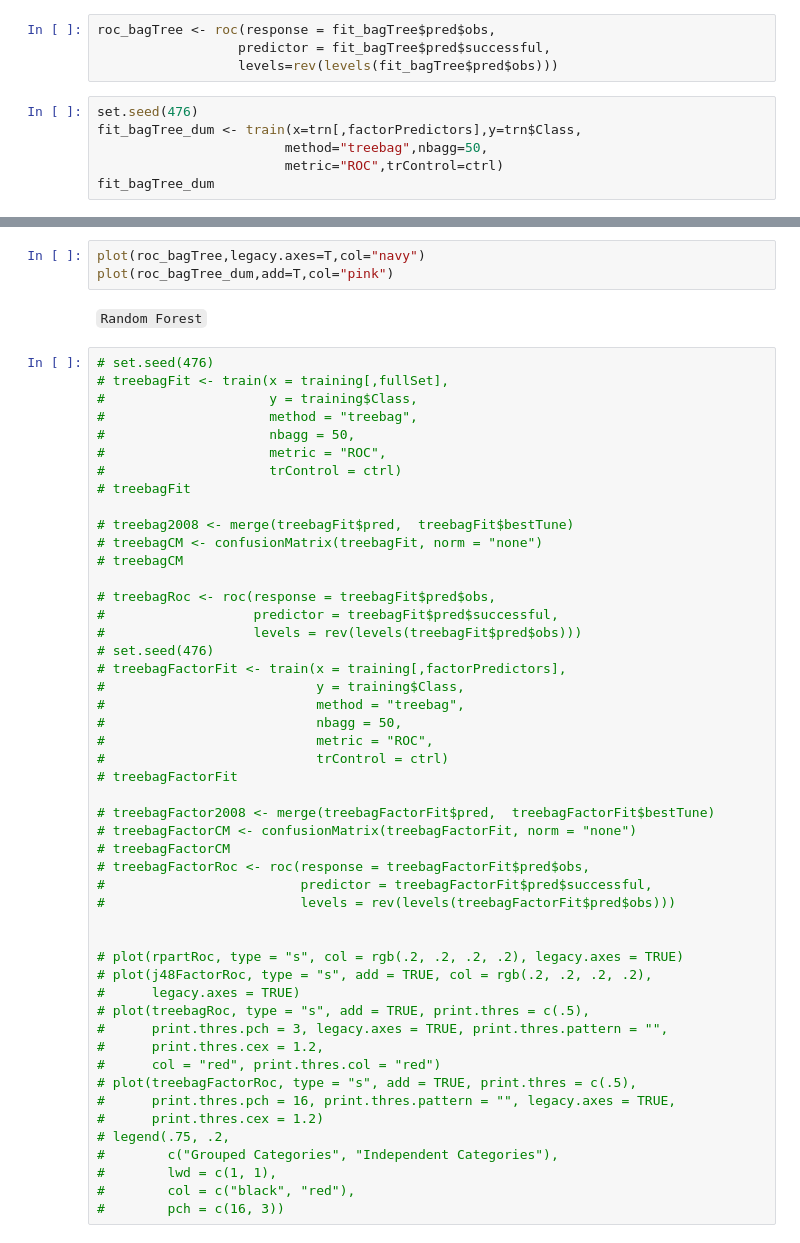
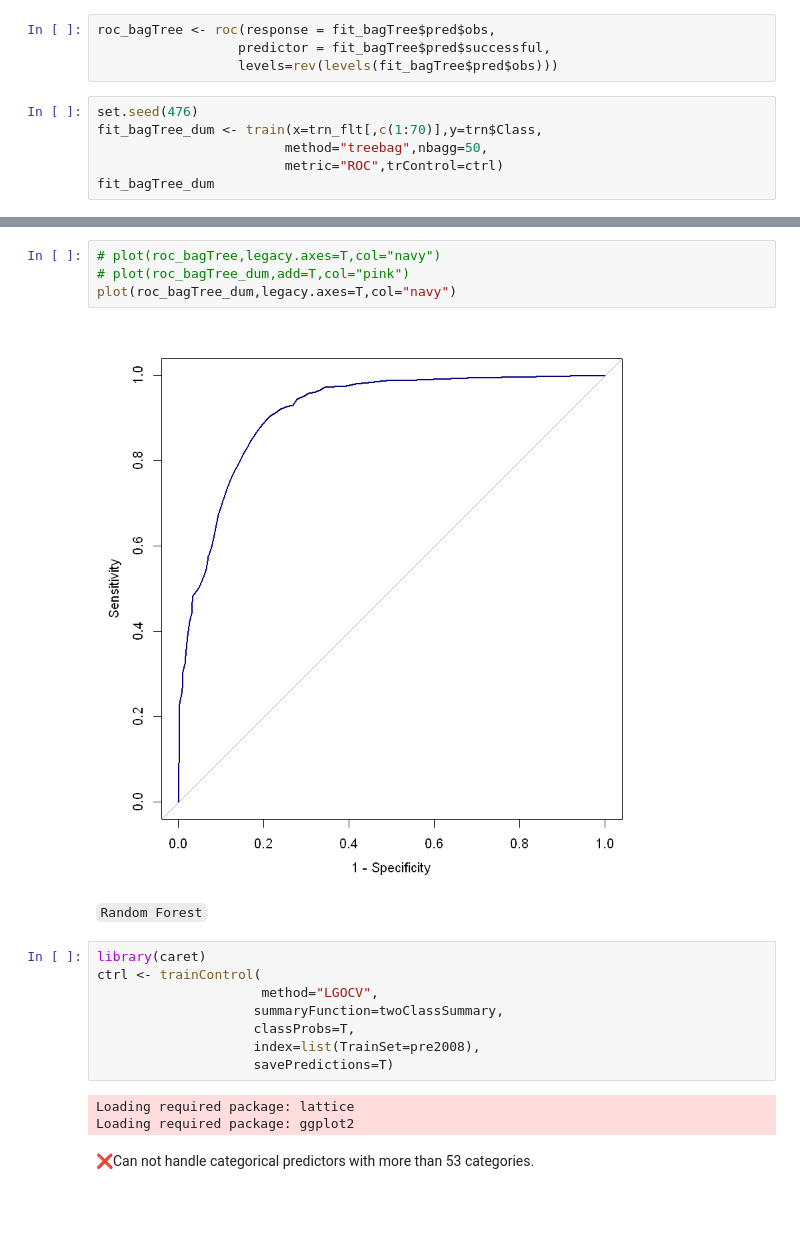
Before and after one commit to Randallzoeng/BookClub, a Jupyter notebook: AppliedPredictiveModeling/Chap. 14 Classification Trees and Rule-Based Models.ipynb, the cells around one changed output, grey strips where cells are left out. Saved outputs shown, nothing was run; the diff lists cells and outputs as text; blank space fills up the shorter version.

```diff
--- a/AppliedPredictiveModeling/Chap. 14 Classification Trees and Rule-Based Models.ipynb
+++ b/AppliedPredictiveModeling/Chap. 14 Classification Trees and Rule-Based Models.ipynb
@@ -464,7 +464,7 @@ roc_bagTree <- roc(response = fit_bagTree$pred$obs,
                   levels=rev(levels(fit_bagTree$pred$obs)))
 # %%
 set.seed(476)
-fit_bagTree_dum <- train(x=trn[,factorPredictors],y=trn$Class,
+fit_bagTree_dum <- train(x=trn_flt[,c(1:70)],y=trn$Class,
                         method="treebag",nbagg=50,
                         metric="ROC",trControl=ctrl)
 fit_bagTree_dum
@@ -477,54 +498,21 @@ roc_bagTree_dum <- roc(response=fit_bagTree_dum$pred$obs,
 # %%
-plot(roc_bagTree,legacy.axes=T,col="navy")
-plot(roc_bagTree_dum,add=T,col="pink")
+# plot(roc_bagTree,legacy.axes=T,col="navy")
+# plot(roc_bagTree_dum,add=T,col="pink")
+plot(roc_bagTree_dum,legacy.axes=T,col="navy")
+# %% [output]
+[figure, added]
 # %% [markdown]
 `Random Forest`
-# %%
-# set.seed(476)
-# treebagFit <- train(x = training[,fullSet],
-#                     y = training$Class,
-#                     method = "treebag",
-#                     nbagg = 50,
-#                     metric = "ROC",
-#                     trControl = ctrl)
-# treebagFit
-
-# treebag2008 <- merge(treebagFit$pred,  treebagFit$bestTune)
-# treebagCM <- confusionMatrix(treebagFit, norm = "none")
-# treebagCM
-
-# treebagRoc <- roc(response = treebagFit$pred$obs,
-#                   predictor = treebagFit$pred$successful,
-#                   levels = rev(levels(treebagFit$pred$obs)))
-# set.seed(476)
-# treebagFactorFit <- train(x = training[,factorPredictors],
-#                           y = training$Class,
-#                           method = "treebag",
-#                           nbagg = 50,
-#                           metric = "ROC",
-#                           trControl = ctrl)
-# treebagFactorFit
-
-# treebagFactor2008 <- merge(treebagFactorFit$pred,  treebagFactorFit$bestTune)
-# treebagFactorCM <- confusionMatrix(treebagFactorFit, norm = "none")
-# treebagFactorCM
-# treebagFactorRoc <- roc(response = treebagFactorFit$pred$obs,
-#                         predictor = treebagFactorFit$pred$successful,
-#                         levels = rev(levels(treebagFactorFit$pred$obs)))
-
-
-# plot(rpartRoc, type = "s", col = rgb(.2, .2, .2, .2), legacy.axes = TRUE)
-# plot(j48FactorRoc, type = "s", add = TRUE, col = rgb(.2, .2, .2, .2),
-#      legacy.axes = TRUE)
-# plot(treebagRoc, type = "s", add = TRUE, print.thres = c(.5),
-#      print.thres.pch = 3, legacy.axes = TRUE, print.thres.pattern = "",
-#      print.thres.cex = 1.2,
-#      col = "red", print.thres.col = "red")
-# plot(treebagFactorRoc, type = "s", add = TRUE, print.thres = c(.5),
-#      print.thres.pch = 16, print.thres.pattern = "", legacy.axes = TRUE,
-#      print.thres.cex = 1.2)
-# legend(.75, .2,
-#        c("Grouped Categories", "Independent Categories"),
-#        lwd = c(1, 1),
-#        col = c("black", "red"),
-#        pch = c(16, 3))
+# %%
+library(caret)
+ctrl <- trainControl(
+                     method="LGOCV",
+                    summaryFunction=twoClassSummary,
+                    classProbs=T,
+                    index=list(TrainSet=pre2008),
+                    savePredictions=T)
+# %% [output]
+Loading required package: lattice
+Loading required package: ggplot2
+# %% [markdown]
+&#x274C;Can not handle categorical predictors with more than 53 categories.
```
Also changed, not shown: parts of 5 cells of this notebook.
